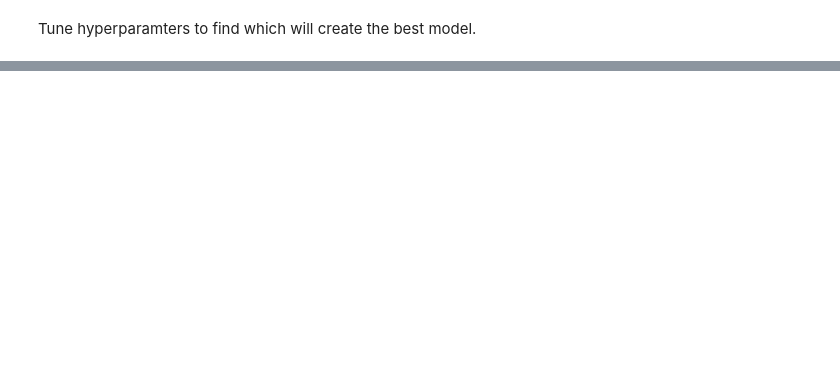
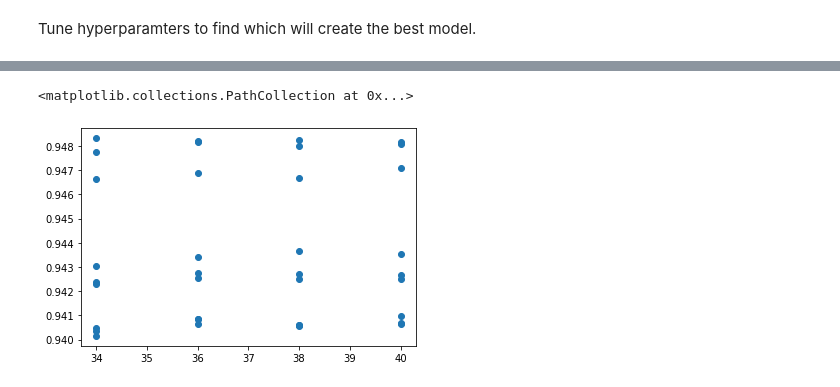
Before and after one commit to sreagan1/Semester2_Capstone_SageR, a Jupyter notebook: Tree Coverage Capstone.ipynb, the cells around one changed output, grey strips where cells are left out. Cells and saved outputs as stored; diff of their text form; code cells hidden in the pictures; blank space fills up the shorter version.

```diff
--- a/Tree Coverage Capstone.ipynb
+++ b/Tree Coverage Capstone.ipynb
@@ -330,0 +249,7 @@ plt.plot(features, F1)
+# %%
+params = {'max_depth':[34,36,38,40],
+         'min_samples_split':[2,4,6],
+          'min_samples_leaf':[1,2,3]}
+precision = precision_score(y_test, predict_y)
+gridSearch = GridSearchCV(DecisionTreeClassifier(), param_grid=params, cv=5, scoring = 'precision')
+gridSearch.fit(X_train, y_train)
@@ -330,0 +262,3 @@ plt.plot(features, F1)
+# %%
+GS_results = pd.DataFrame(gridSearch.cv_results_)
+GS_results
@@ -330,0 +312,5 @@ plt.plot(features, F1)
+# %%
+plt.scatter(GS_results['param_max_depth'], GS_results['mean_test_score'])
+# %% [output]
+<matplotlib.collections.PathCollection at 0x...>
+[figure, added]
```
Also changed, not shown: parts of 23 cells of this notebook.
